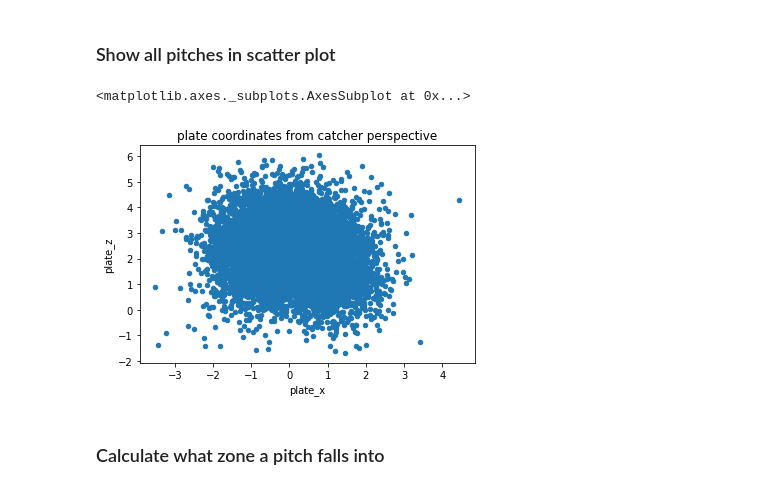
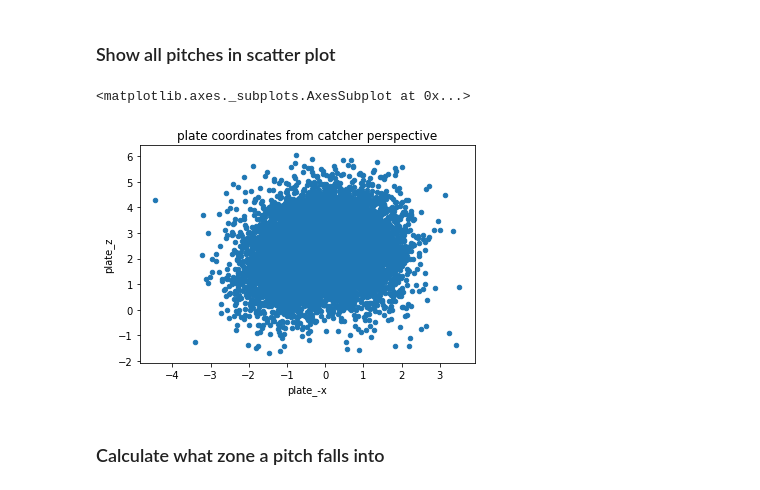
Before and after one commit to CamilaCamacho/hitter_analysis, a Jupyter notebook: Hitter_Analysis.ipynb, the cells around one changed output. Cells and saved outputs as stored; diff of their text form; code cells hidden in the pictures.

Commit message:
Strikezone height based on hitter and from pitcher's POV

```diff
--- a/Hitter_Analysis.ipynb
+++ b/Hitter_Analysis.ipynb
@@ -10,8 +11,8 @@ import matplotlib.pyplot as plt
 # import data
 df = pd.read_csv('savant_data_6_hitters.csv')
 
-# clean df by eliminating rows where game_pk is empty
-df.dropna(subset=['game_pk'], inplace=True)
+# clean df by eliminating rows where game_pk and pitch_type is missing
+df.dropna(subset=['game_pk', 'pitch_type'], inplace=True)
 
 # fix up column datatypes
 df['game_pk'] = df['game_pk'].astype(int) # to get rid of the *.0
@@ -20,14 +21,13 @@ df['sv_id'] = df['sv_id'].astype(str)
 df['pitcher'] = df['pitcher'].astype(int) # to get rid of the *.0
 df['batter'] = df['batter'].astype(int) # to get rid of the *.0
 
-# eliminates rows where pitch_type is null
-df = df[df['pitch_type'].notna()]
+# switch from catcher's perspective to pitcher's perspective
+# Catcher's POV: (plate_x,plate_z)
+# Pitcher's POV: (plate_-x,plate_z)
+df['plate_-x'] = -df['plate_x']
 
 # create unique pitch_id
 df['pitch_id'] = df['game_pk'] + " " + df['sv_id']
-
-# find switch hitters
-df['switch'] = np.where(df['batter'])
 
 # show data
 #df.head()
@@ -35,13 +35,8 @@ df['switch'] = np.where(df['batter'])
 #df.isnull().sum()
 # %%
 # make new dataframe with less info
-df_pitch_coords = df[['game_pk','sv_id','pitch_id','batter','stand','pitcher','pitch_type',
-                      'release_speed','description','events','plate_x','plate_z']]
-
-## TODO pass in top and bottom of strikezone for each batter
-# df_pitch_plate_coords = df[['plate_x','plate_z','sz_top','sz_bot']]
-
-## TODO switch coords to pitcher's perspective, currently in catcher's perspective
+df_pitch_coords = df[['game_pk','sv_id','pitch_id','batter','stand','pitcher','pitch_type','release_speed',
+                      'description','events','plate_x','plate_-x','plate_z', 'sz_top','sz_bot']]
 
 ## TODO clean up by eliminating non-swing hits?
 
@@ -61,14 +90,14 @@ df_pitch_coords.head(10)
 # %% [markdown]
 ### Show all pitches in scatter plot
 # %%
-all_pitches_plot = df_pitch_coords.plot(kind='scatter', x='plate_x', y='plate_z',
+all_pitches_plot = df_pitch_coords.plot(kind='scatter', x='plate_-x', y='plate_z',
                            title='plate coordinates from catcher perspective')
 # center of plate at ground = (0,0)
 
 all_pitches_plot
 # %% [output]
 <matplotlib.axes._subplots.AxesSubplot at 0x...>
-[figure, old version]
+[figure, new version]
 # %% [markdown]
 ### Calculate what zone a pitch falls into
 # %%
```
Also changed, not shown: parts of 9 cells of this notebook.
